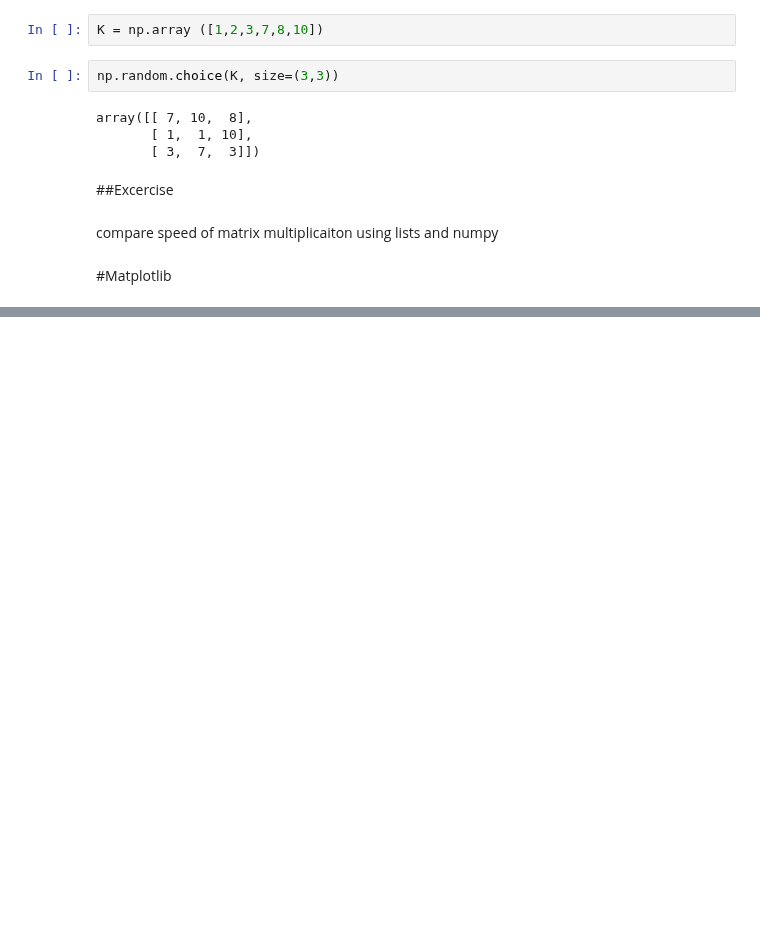
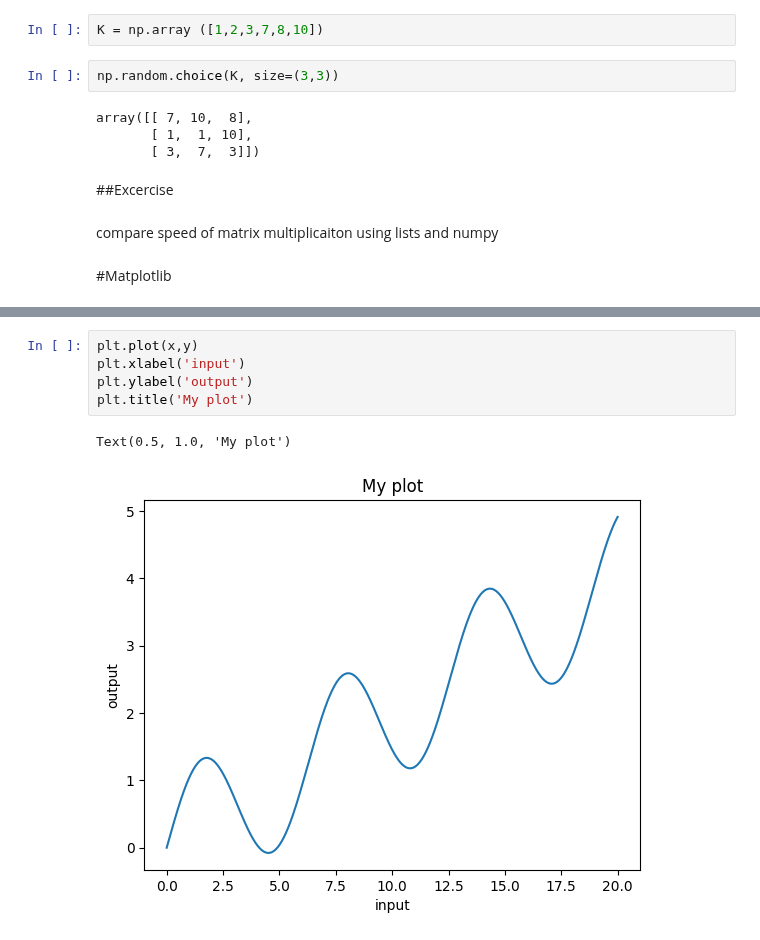
Before and after one commit to wiemila/ML-courses, a Jupyter notebook: Deep_Learning_Prerequisites.ipynb, the cells around one changed output, grey strips where cells are left out. Drawn from its saved outputs; the diff is of its cells as text; blank space fills up the shorter version.

```diff
--- a/Deep_Learning_Prerequisites.ipynb
+++ b/Deep_Learning_Prerequisites.ipynb
@@ -531,0 +554,8 @@ compare speed of matrix multiplicaiton using lists and numpy
+# %%
+plt.plot(x,y)
+plt.xlabel('input')
+plt.ylabel('output')
+plt.title('My plot')
+# %% [output]
+Text(0.5, 1.0, 'My plot')
+[figure, added]
```
Also changed, not shown: parts of 20 cells of this notebook.
